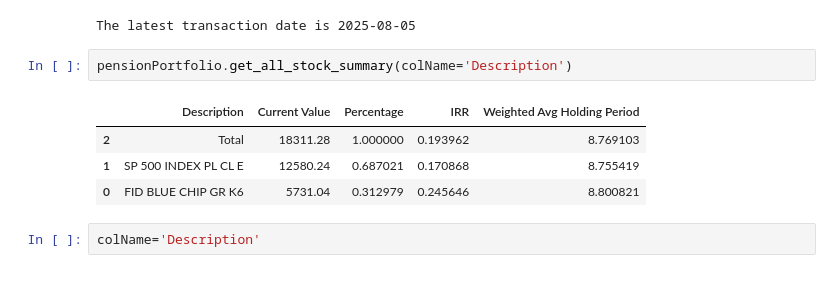
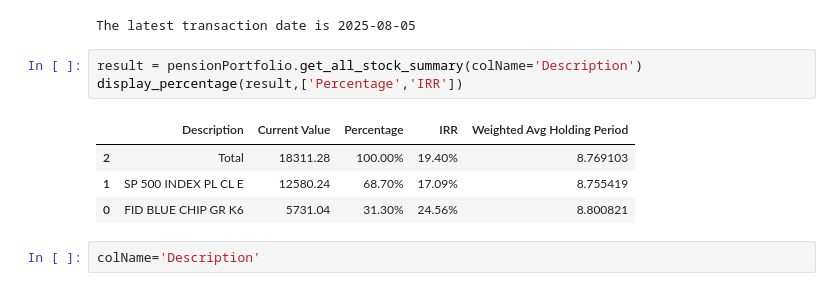
Before and after one commit to yifan-lee/fidelity-portfolio-tracker, a Jupyter notebook: Dev.ipynb, the cells around one changed output. Saved outputs shown, nothing was run; the diff lists cells and outputs as text.

```diff
--- a/Dev.ipynb
+++ b/Dev.ipynb
@@ -809,12 +809,13 @@ pensionPortfolio = PensionPortfolio(transactions, position)
 # %% [output]
 The latest transaction date is 2025-08-05
 # %%
-pensionPortfolio.get_all_stock_summary(colName='Description')
+result = pensionPortfolio.get_all_stock_summary(colName='Description')
+display_percentage(result,['Percentage','IRR'])
 # %% [output]
 |  | Description | Current Value | Percentage | IRR | Weighted Avg Holding Period |
-| 2 | Total | 18311.28 | 1.000000 | 0.193962 | 8.769103 |
-| 1 | SP 500 INDEX PL CL E | 12580.24 | 0.687021 | 0.170868 | 8.755419 |
-| 0 | FID BLUE CHIP GR K6 | 5731.04 | 0.312979 | 0.245646 | 8.800821 |
+| 2 | Total | 18311.28 | 100.00% | 19.40% | 8.769103 |
+| 1 | SP 500 INDEX PL CL E | 12580.24 | 68.70% | 17.09% | 8.755419 |
+| 0 | FID BLUE CHIP GR K6 | 5731.04 | 31.30% | 24.56% | 8.800821 |
 # %%
 colName='Description'
 # %%
```
Also changed, not shown: parts of 5 cells of this notebook, 2 other files.
